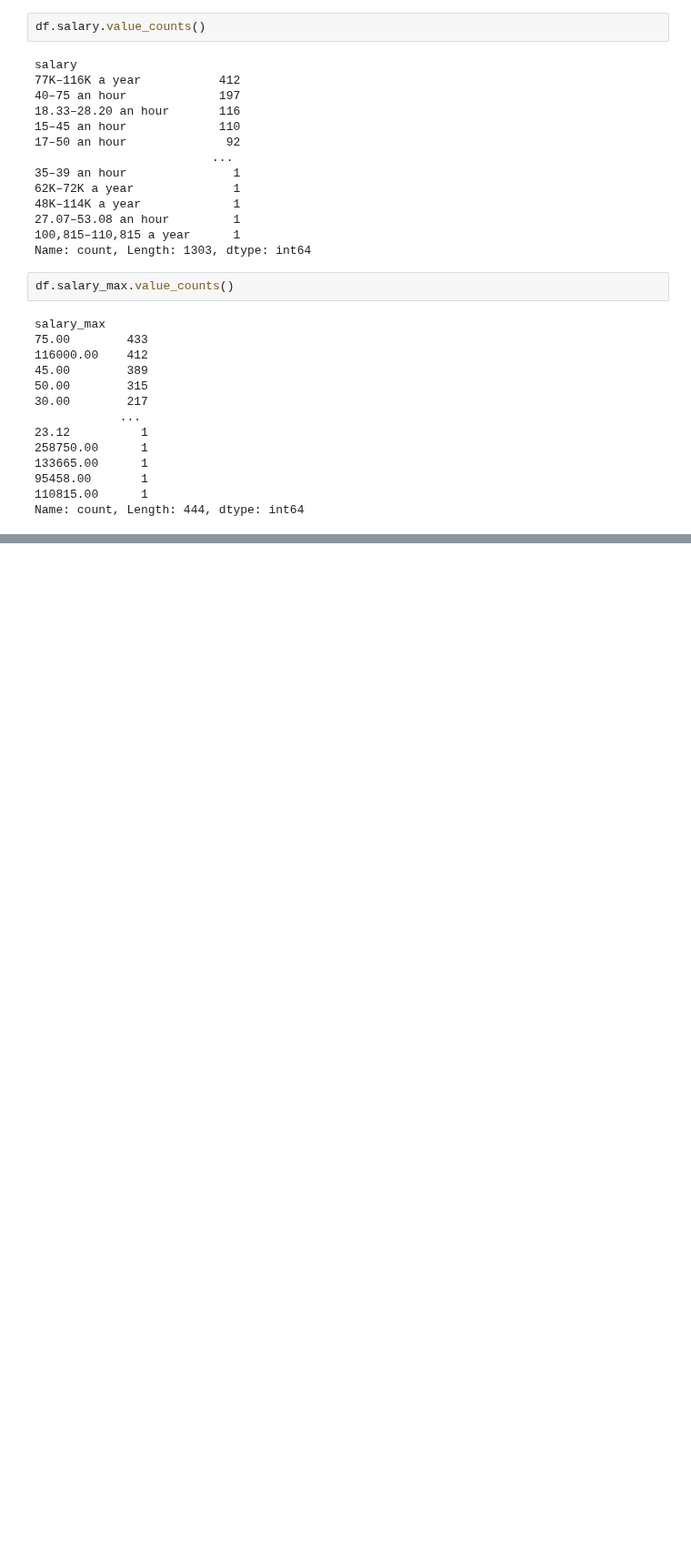
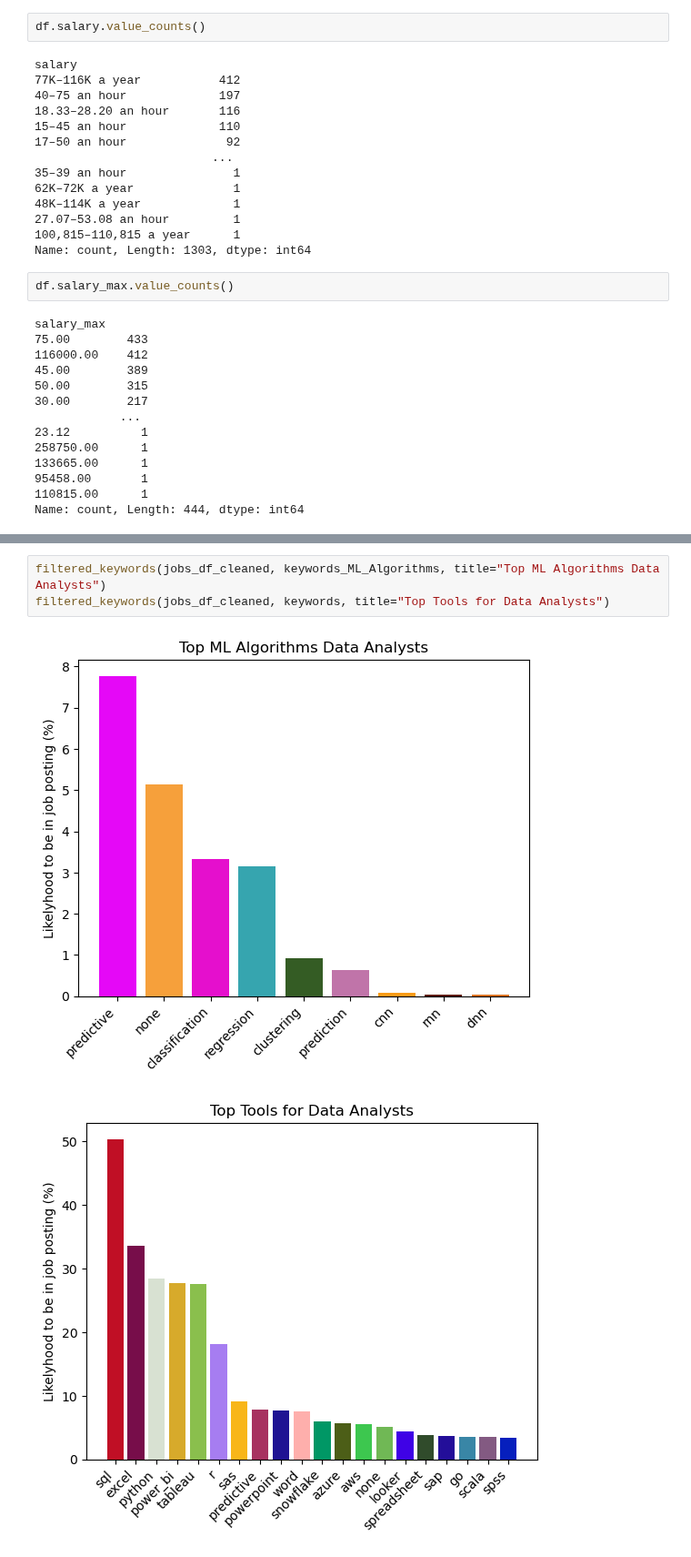
Before and after one commit to Decoding-Data-Jobs/data-jobs-project, a Jupyter notebook: click_working/click_draft.ipynb, the cells around one changed output, grey strips where cells are left out. Shown at 91% size. Saved outputs shown, nothing was run; the diff lists cells and outputs as text; blank space fills up the shorter version.

```diff
--- a/click_working/click_draft.ipynb
+++ b/click_working/click_draft.ipynb
@@ -414,0 +626,6 @@ Name: count, Length: 444, dtype: int64
+# %%
+filtered_keywords(jobs_df_cleaned, keywords_ML_Algorithms, title="Top ML Algorithms Data Analysts")
+filtered_keywords(jobs_df_cleaned, keywords, title="Top Tools for Data Analysts")
+# %% [output]
+[figure, added]
+[figure, added]
```
Also changed, not shown: parts of 19 cells of this notebook.
